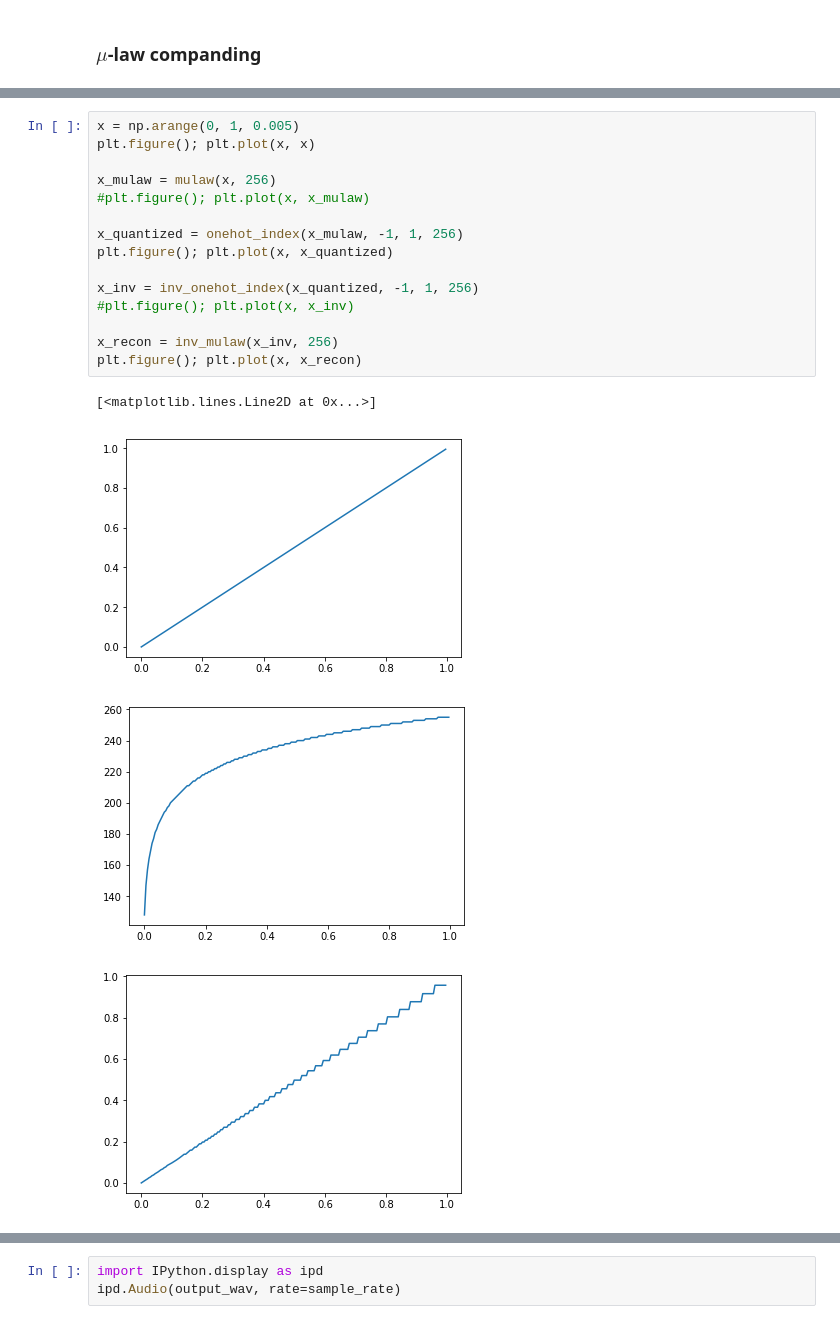
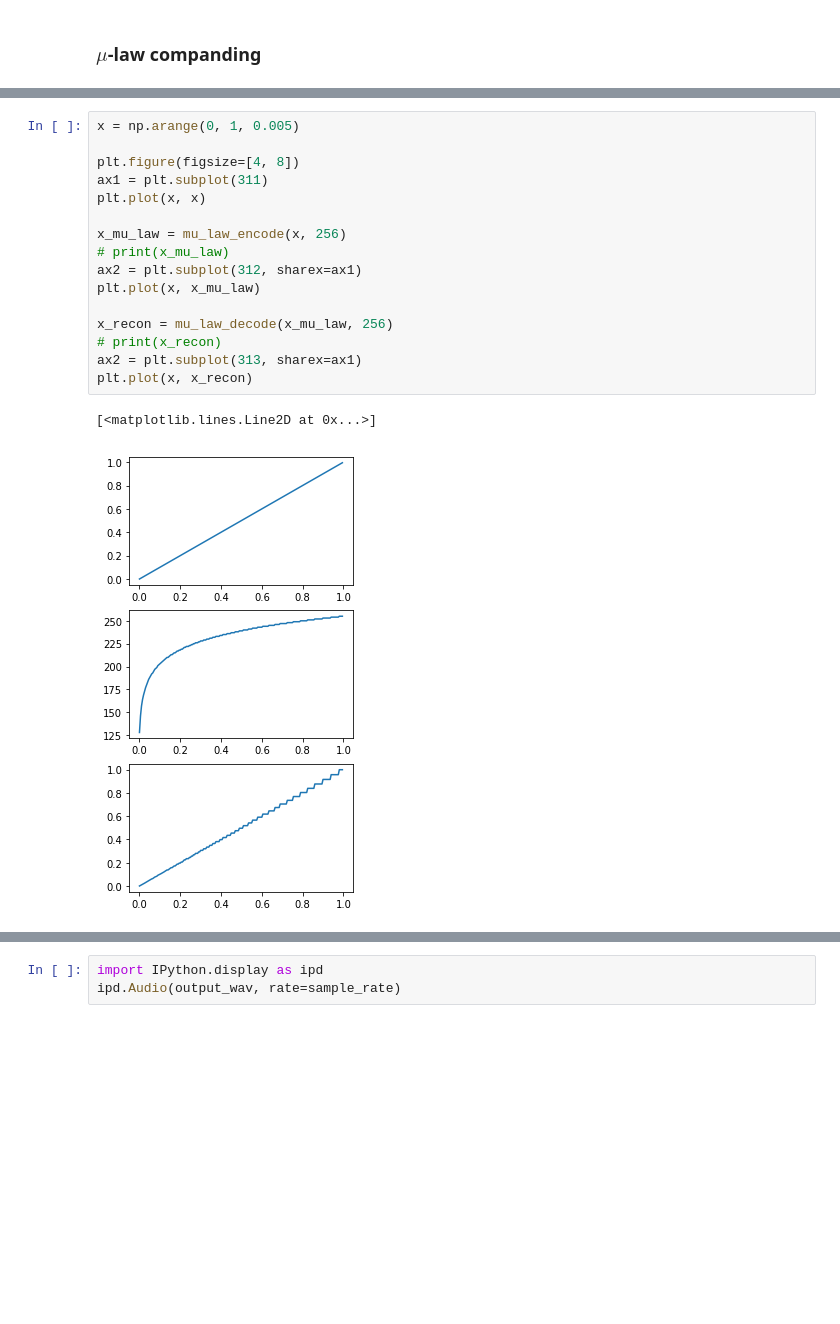
Before and after one commit to bt22dr/deep-learning-papers, a Jupyter notebook: code/WaveNet.ipynb, the cells around one changed output, grey strips where cells are left out. Cells and saved outputs as stored; diff of their text form; blank space fills up the shorter version.

```diff
--- a/code/WaveNet.ipynb
+++ b/code/WaveNet.ipynb
@@ -233,20 +273,19 @@ def inv_onehot_index(x, minimum, maximum, Mu):
 # %%
 x = np.arange(0, 1, 0.005)
-plt.figure(); plt.plot(x, x)
 
-x_mulaw = mulaw(x, 256)
-#plt.figure(); plt.plot(x, x_mulaw)
+plt.figure(figsize=[4, 8])
+ax1 = plt.subplot(311)
+plt.plot(x, x)
 
-x_quantized = onehot_index(x_mulaw, -1, 1, 256)
-plt.figure(); plt.plot(x, x_quantized)
+x_mu_law = mu_law_encode(x, 256)
+# print(x_mu_law)
+ax2 = plt.subplot(312, sharex=ax1)
+plt.plot(x, x_mu_law)
 
-x_inv = inv_onehot_index(x_quantized, -1, 1, 256)
-#plt.figure(); plt.plot(x, x_inv)
-
-x_recon = inv_mulaw(x_inv, 256)
-plt.figure(); plt.plot(x, x_recon)
+x_recon = mu_law_decode(x_mu_law, 256)
+# print(x_recon)
+ax2 = plt.subplot(313, sharex=ax1)
+plt.plot(x, x_recon)
 # %% [output]
 [<matplotlib.lines.Line2D at 0x...>]
-[figure, old version]
+[figure, new version]
-[figure, removed]
-[figure, removed]
```
Also changed, not shown: parts of 41 cells of this notebook.
